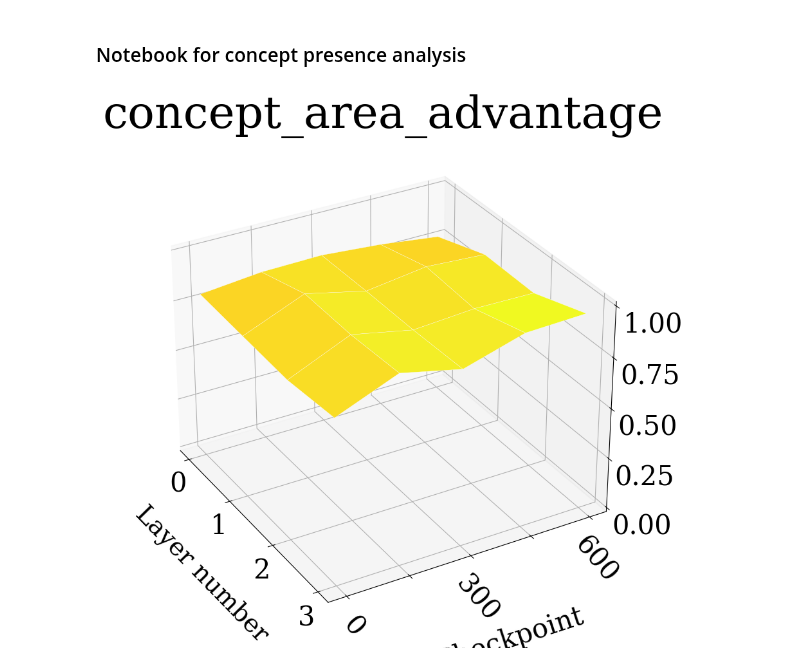
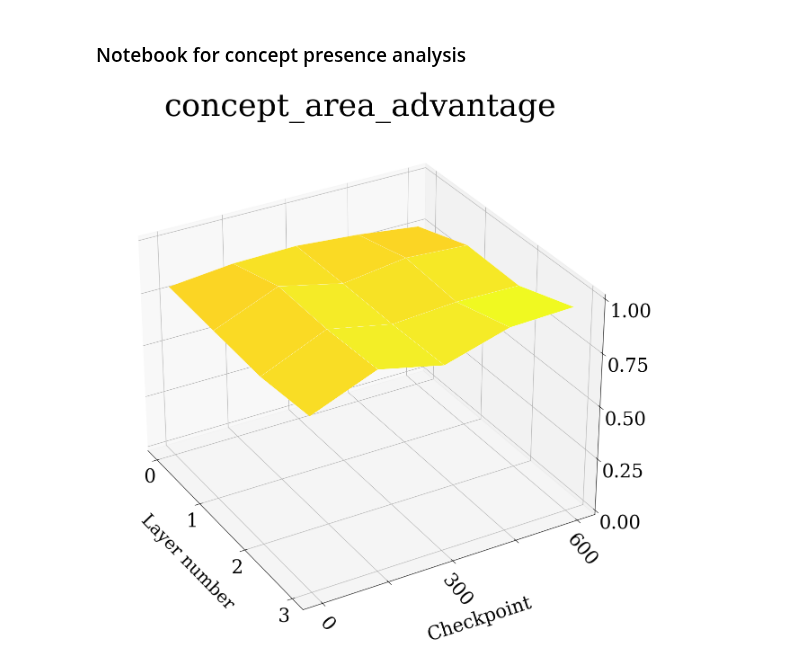
Before and after one commit to erikssommer/xai-concept-methods-drl, a Jupyter notebook: notebooks/concept_presence.ipynb, the cells around one changed output. Drawn from its saved outputs; the diff is of its cells as text; code cells hidden in the pictures.

Commit message:
Made plot larger to fit text

```diff
--- a/notebooks/concept_presence.ipynb
+++ b/notebooks/concept_presence.ipynb
@@ -16,8 +16,6 @@ model_name = 'net'
 board_name = '5x5'
 
 levels = [0, 150, 300, 450, 600]
-
-full_model_path = "../models/saved_sessions/board_size_5/"
 
 concepts = ['concept_area_advantage']
 
@@ -40,8 +38,8 @@ for concept in concepts:
             z.append(y)
     z = np.array(z)
 
-    #mpl.style.use("seaborn-muted")
-    mpl.rcParams['figure.figsize'] = (10, 10)
+    mpl.style.use("seaborn-v0_8-muted")
+    mpl.rcParams['figure.figsize'] = (15, 15)
     mpl.rcParams['lines.linewidth'] = 10.0
 
     mpl.rcParams['font.family'] = "serif"
@@ -57,31 +55,31 @@ for concept in concepts:
     surf = ax.plot_surface(X, Y, z, cmap=cm.plasma, edgecolor="white", linewidth=0.25, vmin=0.1, vmax=0.9)
     # Customize the z axis.
     ax.set_zlim(0, 1.00)
     ax.set_axisbelow(False)
     ax.set_title(concept, fontsize=50, pad=-20)
     ax.set_xlabel("Layer number", labelpad=30, fontsize=28, zorder=10)
     ax.set_ylabel("Checkpoint", labelpad=45,fontsize=30,zorder=10)
     plt.xticks(fontsize=30, rotation=0)
     plt.xticks(np.arange(z.shape[1]))
     plt.yticks(fontsize=30, rotation=-50)
     ax.tick_params('z', labelsize=30, pad=15, reset=True)
     fig.patch.set_facecolor("white")
 
     ax.zaxis.set_major_locator(LinearLocator(5))
 
     labels = levels.copy()
     labels[0] = 0
     plt.yticks(np.arange(len(levels)), labels)
     yticks = ax.yaxis.get_major_ticks()
     for i in range(1, len(labels), 2):
         yticks[i].label1.set_visible(False)
 
     yticks[-1].label1.set_visible(True)
     # A StrMethodFormatter is used automatically
     ax.zaxis.set_major_formatter('{x:.02f}')
     ax.view_init(30, -30)
 
     os.makedirs("plots/{}/{}".format(board_name, model_name), exist_ok=True)
     plt.savefig("plots/{}/{}/{}.png".format(board_name, model_name, concept), transparent=False)
 # %% [output]
-[figure, old version]
+[figure, new version]
```
Also changed, not shown: 2 other files.
